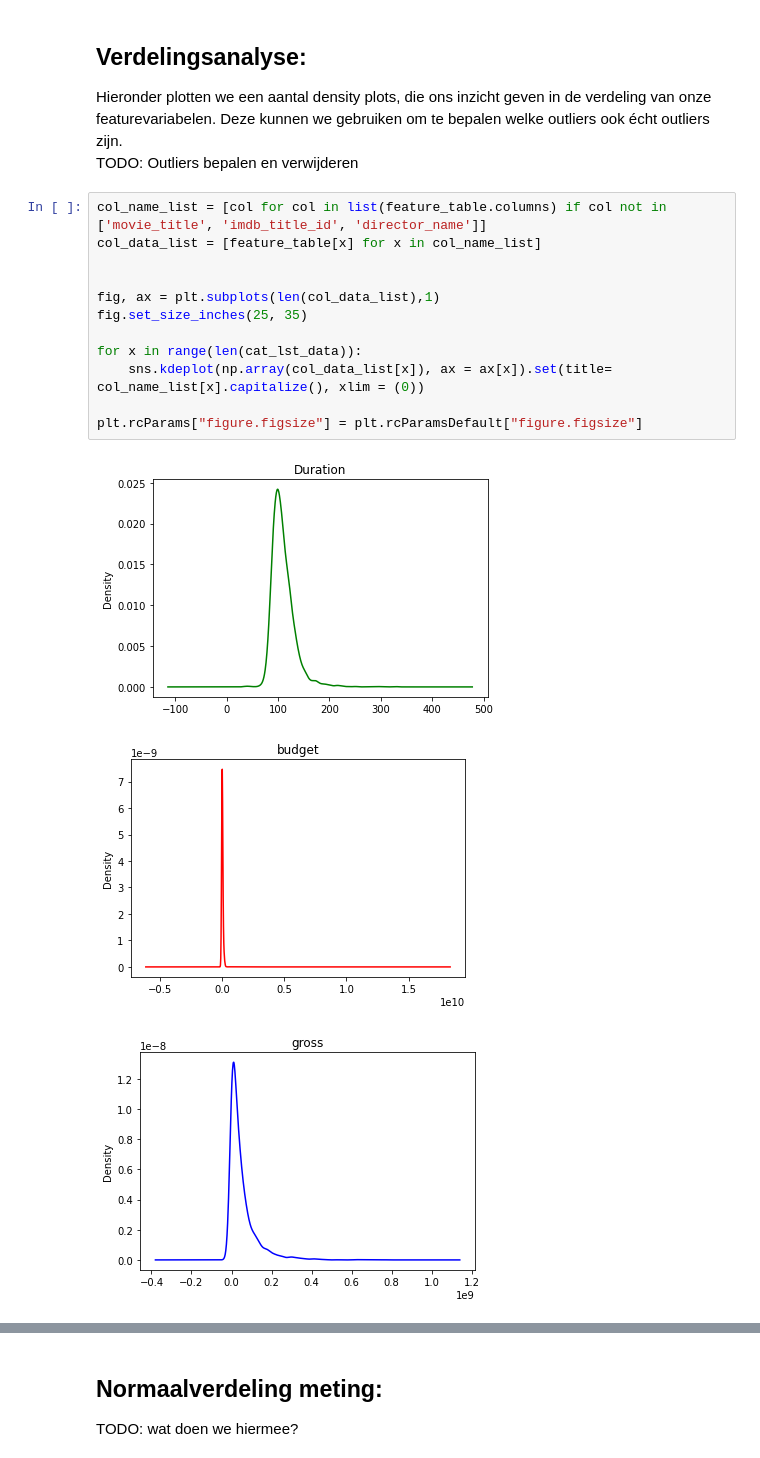
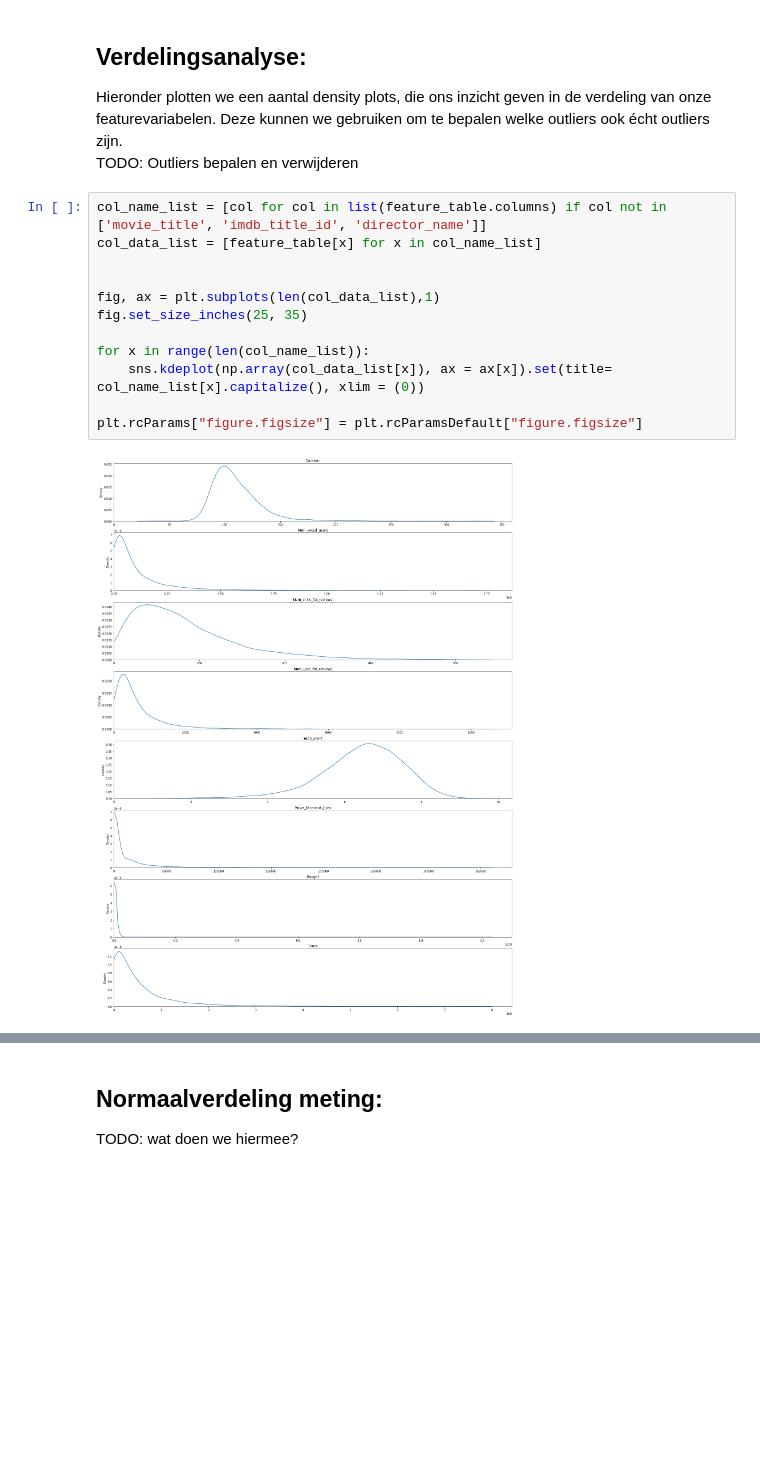
Before and after one commit to Verrem98/Film_dataset_analysis, a Jupyter notebook: main.ipynb, the cells around one changed output, grey strips where cells are left out. Drawn from its saved outputs; the diff is of its cells as text; blank space fills up the shorter version.

```diff
--- a/main.ipynb
+++ b/main.ipynb
@@ -157,16 +158,14 @@ TODO: Outliers bepalen en verwijderen
 # %%
 col_name_list = [col for col in list(feature_table.columns) if col not in ['movie_title', 'imdb_title_id', 'director_name']]
 col_data_list = [feature_table[x] for x in col_name_list]
 
 
 fig, ax = plt.subplots(len(col_data_list),1)
 fig.set_size_inches(25, 35)
 
-for x in range(len(cat_lst_data)):
+for x in range(len(col_name_list)):
     sns.kdeplot(np.array(col_data_list[x]), ax = ax[x]).set(title= col_name_list[x].capitalize(), xlim = (0))
 
 plt.rcParams["figure.figsize"] = plt.rcParamsDefault["figure.figsize"]
 # %% [output]
-[figure, old version]
+[figure, new version]
-[figure, removed]
-[figure, removed]
```
Also changed, not shown: parts of 12 cells of this notebook.
